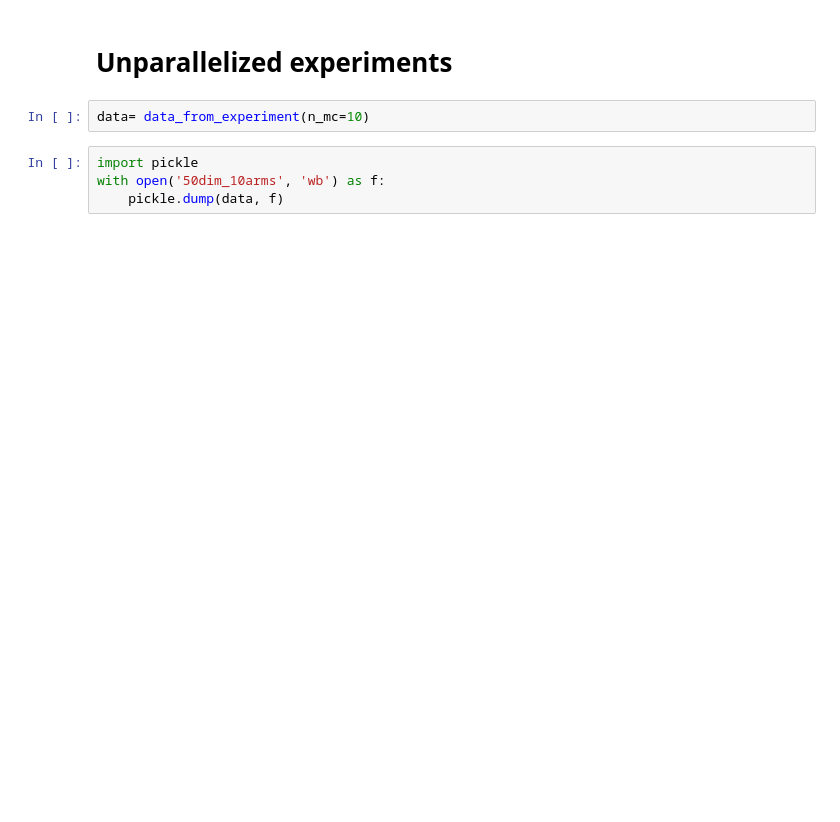
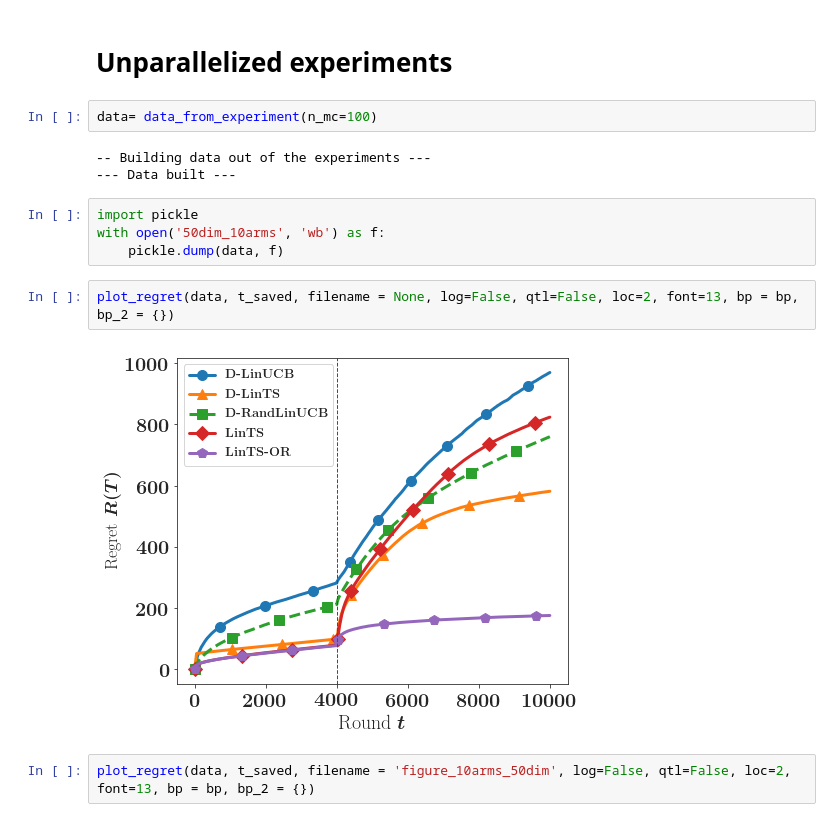
Before and after one commit to baekjin-kim/NonstationaryLB, a Jupyter notebook: Experiments/Notebook_10arms_50dim.ipynb, the cells around one changed output. Drawn from its saved outputs; the diff is of its cells as text; blank space fills up the shorter version.

Commit message:
Add Figure and Notebook

```diff
--- a/Experiments/Notebook_10arms_50dim.ipynb
+++ b/Experiments/Notebook_10arms_50dim.ipynb
@@ -114,8 +140,17 @@ policies = [
 # %% [markdown]
 # Unparallelized experiments
 # %%
-data= data_from_experiment(n_mc=10)
+data= data_from_experiment(n_mc=100)
+# %% [output]
+-- Building data out of the experiments ---
+--- Data built ---
 # %%
 import pickle
 with open('50dim_10arms', 'wb') as f:
     pickle.dump(data, f)
+# %%
+plot_regret(data, t_saved, filename = None, log=False, qtl=False, loc=2, font=13, bp = bp, bp_2 = {})
+# %% [output]
+[figure, added]
+# %%
+plot_regret(data, t_saved, filename = 'figure_10arms_50dim', log=False, qtl=False, loc=2, font=13, bp = bp, bp_2 = {})
```
Also changed, not shown: parts of 3 cells of this notebook, 9 other files.
